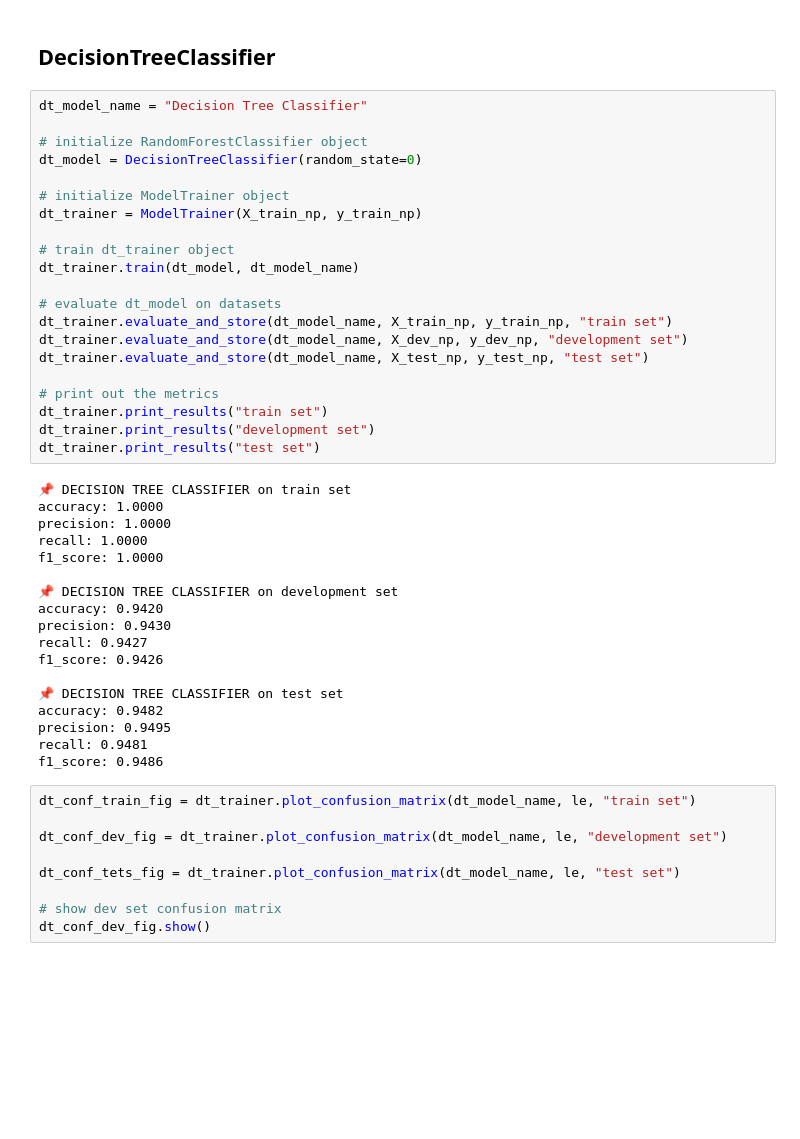
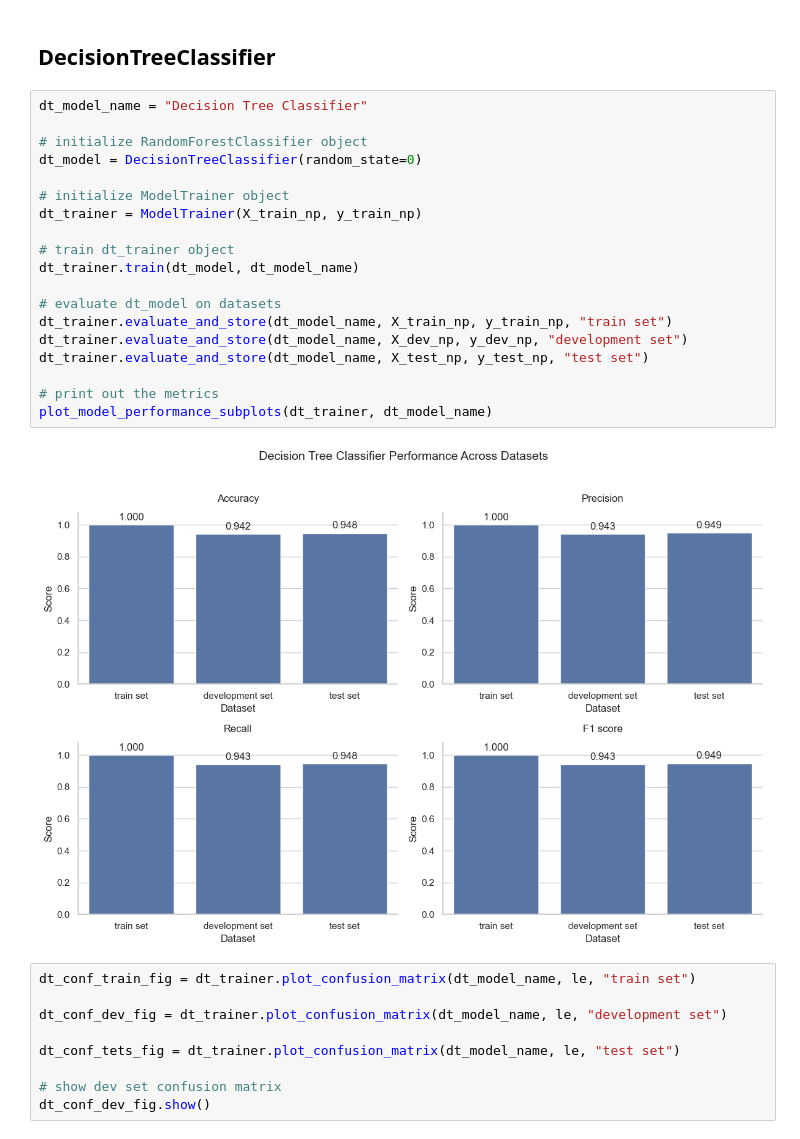
Before and after one commit to Aliha7ish/Hand_Landmarks_Detection, a Jupyter notebook: experiments/experiment_models.ipynb, the cells around one changed output. Saved outputs shown, nothing was run; the diff lists cells and outputs as text; blank space fills up the shorter version.

```diff
--- a/experiments/experiment_models.ipynb
+++ b/experiments/experiment_models.ipynb
@@ -235,42 +239,24 @@ svm_comp_fig = plot_two_class_table(
 # %%
 dt_model_name = "Decision Tree Classifier"
 
 # initialize RandomForestClassifier object
 dt_model = DecisionTreeClassifier(random_state=0)
 
 # initialize ModelTrainer object
 dt_trainer = ModelTrainer(X_train_np, y_train_np)
 
 # train dt_trainer object
 dt_trainer.train(dt_model, dt_model_name)
 
 # evaluate dt_model on datasets
 dt_trainer.evaluate_and_store(dt_model_name, X_train_np, y_train_np, "train set")
 dt_trainer.evaluate_and_store(dt_model_name, X_dev_np, y_dev_np, "development set")
 dt_trainer.evaluate_and_store(dt_model_name, X_test_np, y_test_np, "test set")
 
 # print out the metrics
-dt_trainer.print_results("train set")
-dt_trainer.print_results("development set")
-dt_trainer.print_results("test set")
+plot_model_performance_subplots(dt_trainer, dt_model_name)
 # %% [output]
-📌 DECISION TREE CLASSIFIER on train set
-accuracy: 1.0000
-precision: 1.0000
-recall: 1.0000
-f1_score: 1.0000
-
-📌 DECISION TREE CLASSIFIER on development set
-accuracy: 0.9420
-precision: 0.9430
-recall: 0.9427
-f1_score: 0.9426
-
-📌 DECISION TREE CLASSIFIER on test set
-accuracy: 0.9482
-precision: 0.9495
-recall: 0.9481
-f1_score: 0.9486
+[figure, added]
 # %%
 dt_conf_train_fig = dt_trainer.plot_confusion_matrix(dt_model_name, le, "train set")
 
```
Also changed, not shown: parts of 14 cells of this notebook, 7 other files.
